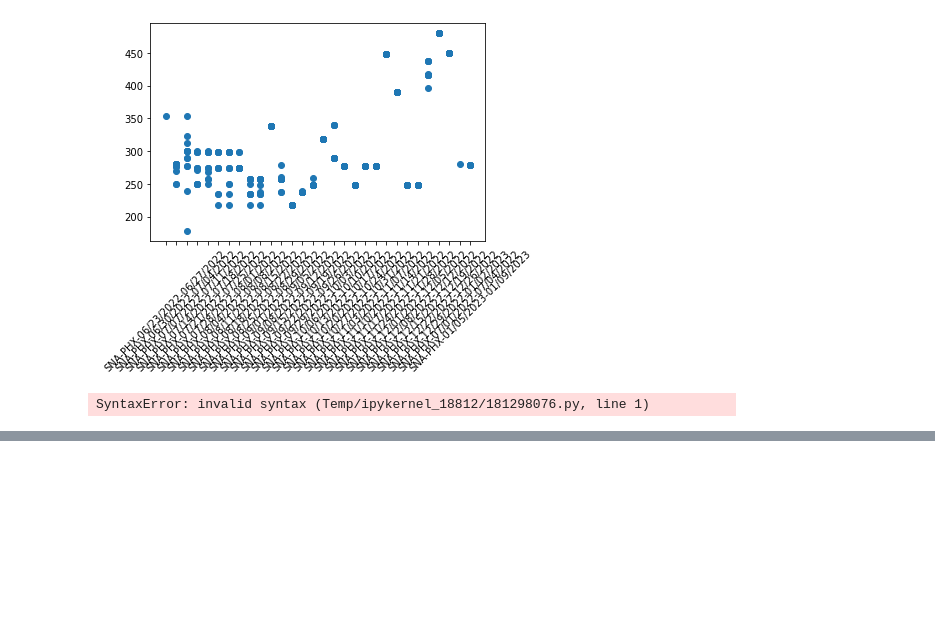
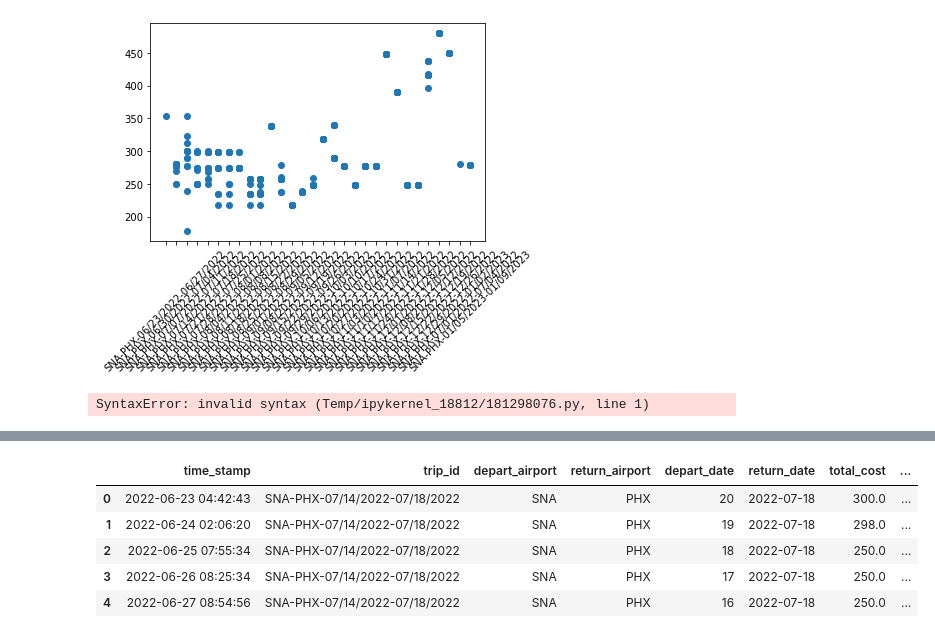
Before and after one commit to ecmorrow1/SWeetDeals, a Jupyter notebook: Merge CSV Attempt.ipynb, the cells around one changed output, grey strips where cells are left out. Cells and saved outputs as stored; diff of their text form; code cells hidden in the pictures; blank space fills up the shorter version.

```diff
--- a/Merge CSV Attempt.ipynb
+++ b/Merge CSV Attempt.ipynb
@@ -183,0 +240,11 @@ SyntaxError: invalid syntax (Temp/ipykernel_18812/181298076.py, line 1)
+# %%
+new_df['depart_date'] = blah.dt.days
+# %%
+new_df.head()
+# %% [output]
+|  | time_stamp | trip_id | depart_airport | return_airport | depart_date | return_date | total_cost | ... |
+| 0 | 2022-06-23 04:42:43 | SNA-PHX-07/14/2022-07/18/2022 | SNA | PHX | 20 | 2022-07-18 | 300.0 | ... |
+| 1 | 2022-06-24 02:06:20 | SNA-PHX-07/14/2022-07/18/2022 | SNA | PHX | 19 | 2022-07-18 | 298.0 | ... |
+| 2 | 2022-06-25 07:55:34 | SNA-PHX-07/14/2022-07/18/2022 | SNA | PHX | 18 | 2022-07-18 | 250.0 | ... |
+| 3 | 2022-06-26 08:25:34 | SNA-PHX-07/14/2022-07/18/2022 | SNA | PHX | 17 | 2022-07-18 | 250.0 | ... |
+| 4 | 2022-06-27 08:54:56 | SNA-PHX-07/14/2022-07/18/2022 | SNA | PHX | 16 | 2022-07-18 | 250.0 | ... |
```
Also changed, not shown: parts of 7 cells of this notebook, 31 other files.
